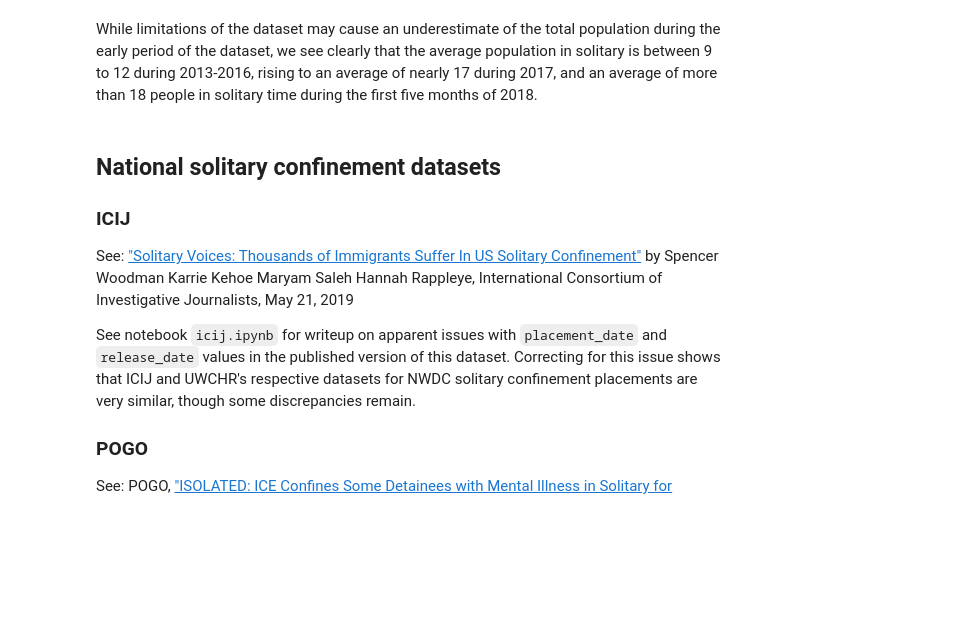
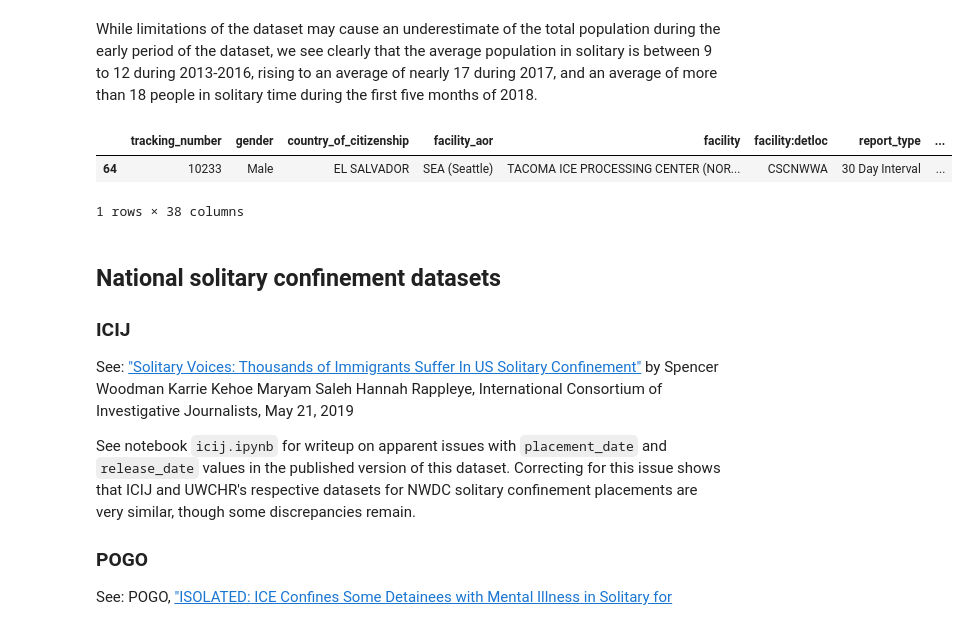
Before and after one commit to UWCHR/nwdc-seg, a Jupyter notebook: analyze/note/NWDC-analyze.ipynb, the cells around one changed output. Drawn from its saved outputs; the diff is of its cells as text; code cells hidden in the pictures; blank space fills up the shorter version.

```diff
--- a/analyze/note/NWDC-analyze.ipynb
+++ b/analyze/note/NWDC-analyze.ipynb
@@ -771,6 +811,15 @@ plt.show()
 [figure]
 # %% [markdown]
 While limitations of the dataset may cause an underestimate of the total population during the early period of the dataset, we see clearly that the average population in solitary is between 9 to 12 during 2013-2016, rising to an average of nearly 17 during 2017, and an average of more than 18 people in solitary time during the first five months of 2018.
+# %%
+day = '2018-05-25'
+in_range = df[(df['placement_date'] <= day) & (df['release_date'] >= day)]
+# %%
+in_range[in_range['country_of_citizenship'] == 'EL SALVADOR']
+# %% [output]
+|  | tracking_number | gender | country_of_citizenship | facility_aor | facility | facility:detloc | report_type | ... |
+| 64 | 10233 | Male | EL SALVADOR | SEA (Seattle) | TACOMA ICE PROCESSING CENTER (NOR... | CSCNWWA | 30 Day Interval | ... |
+1 rows × 38 columns
 # %% [markdown]
 ## National solitary confinement datasets
 
```
Also changed, not shown: parts of 10 cells of this notebook.
